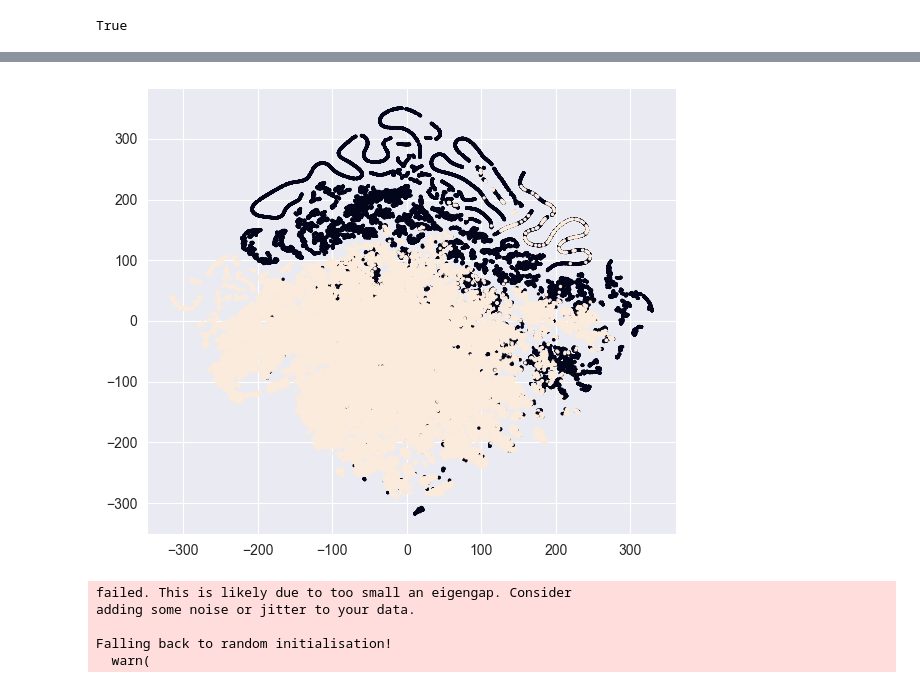
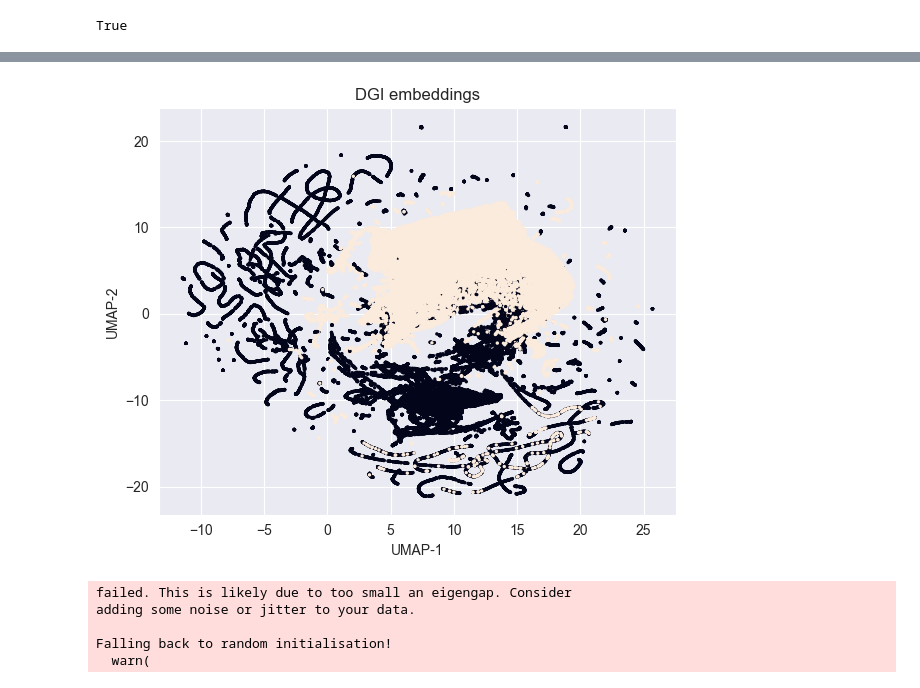
Before and after one commit to liamti5/Graph-Inverse-Reinforcement-Learning-for-MEV-Detection-on-Ethereum, a Jupyter notebook: notebooks/2.04-pca-dgi-embeddings.ipynb, the cells around one changed output, grey strips where cells are left out. Saved outputs shown, nothing was run; the diff lists cells and outputs as text; code cells hidden in the pictures.

```diff
--- a/notebooks/2.04-pca-dgi-embeddings.ipynb
+++ b/notebooks/2.04-pca-dgi-embeddings.ipynb
@@ -83,6 +83,10 @@ y_sup = torch.cat(y_sup).numpy()
 X_pre_trained, y_pre_trained = embeddings(model_supervised, data_loader)
 X_pre_trained = torch.cat(X_pre_trained).numpy()
 y_pre_trained = torch.cat(y_pre_trained).numpy()
+# %%
+X_dgi, y_dgi = unsup_embeddings(model_dgi, data_loader)
+X_dgi = torch.cat(X_dgi).numpy()
+y_dgi = torch.cat(y_dgi).numpy()
 # %%
 scaler = StandardScaler()
 X_scaled_sup = scaler.fit_transform(X_sup)
@@ -110,26 +95,3 @@ plt.show()
-# %%
-# 2. reduce to ~50 dims first  (faster & denoises)
-X_pca = PCA(n_components=50, random_state=42).fit_transform(X_scaled)
-
-# 3. t-SNE
-tsne = TSNE(
-    n_components=2,
-    perplexity=30,
-    learning_rate="auto",
-    init="pca",
-    max_iter=5000,
-    n_iter_without_progress=300,
-    random_state=42,
-)
-X_tsne = tsne.fit_transform(X_pca)
-
-# 4. plot with tiny opaque dots
-plt.figure(figsize=(6, 5))
-plt.scatter(X_tsne[:, 0], X_tsne[:, 1], c=y, s=6, edgecolors="none")
-plt.tight_layout()
-plt.show()
-# %% [output]
-[figure, removed]
 # %%
 def plot_umap(X, y, title):
     reducer = UMAP(
@@ -150,6 +112,10 @@ def plot_umap(X, y, title):
     plt.tight_layout()
     plt.show()
     return X_umap
+# %%
+X_umap_dgi = plot_umap(X_dgi, y_dgi, "DGI embeddings")
+# %% [output]
+[figure, added]
 # %%
 X_umap_sup = plot_umap(X_scaled_sup, y_sup, "Supervised embeddings")
 # %% [output]
```
Also changed, not shown: parts of 7 cells of this notebook.
